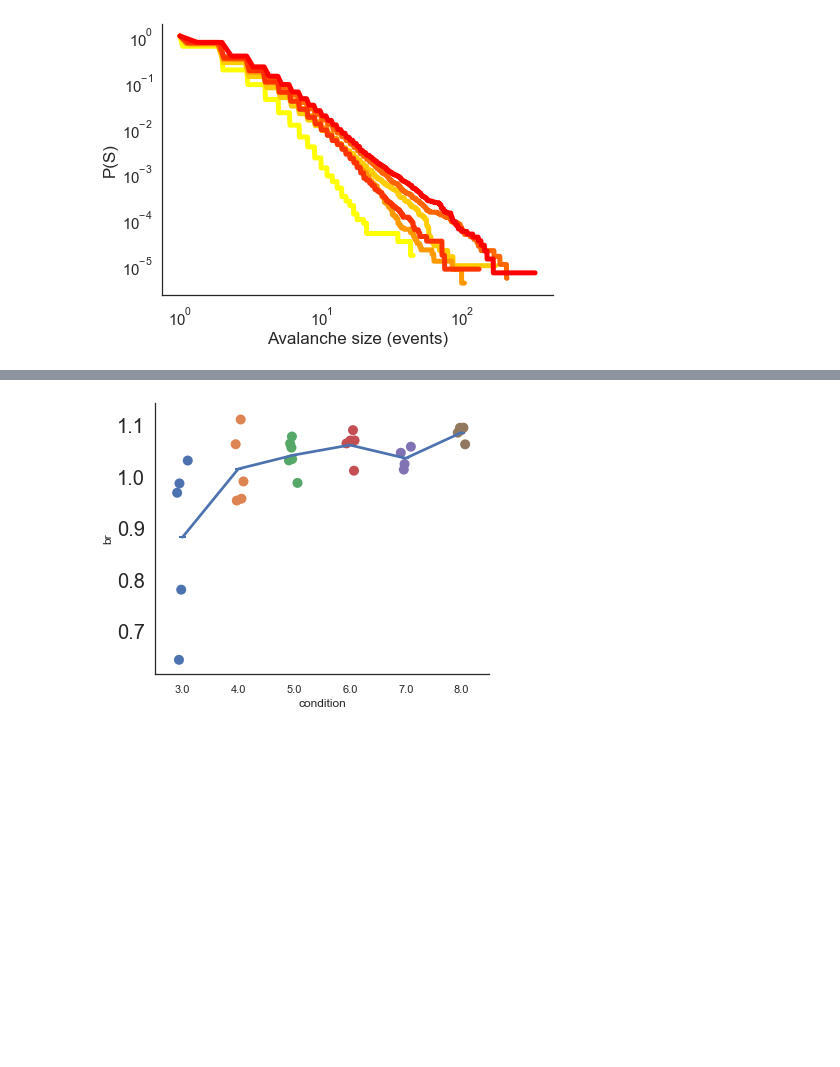
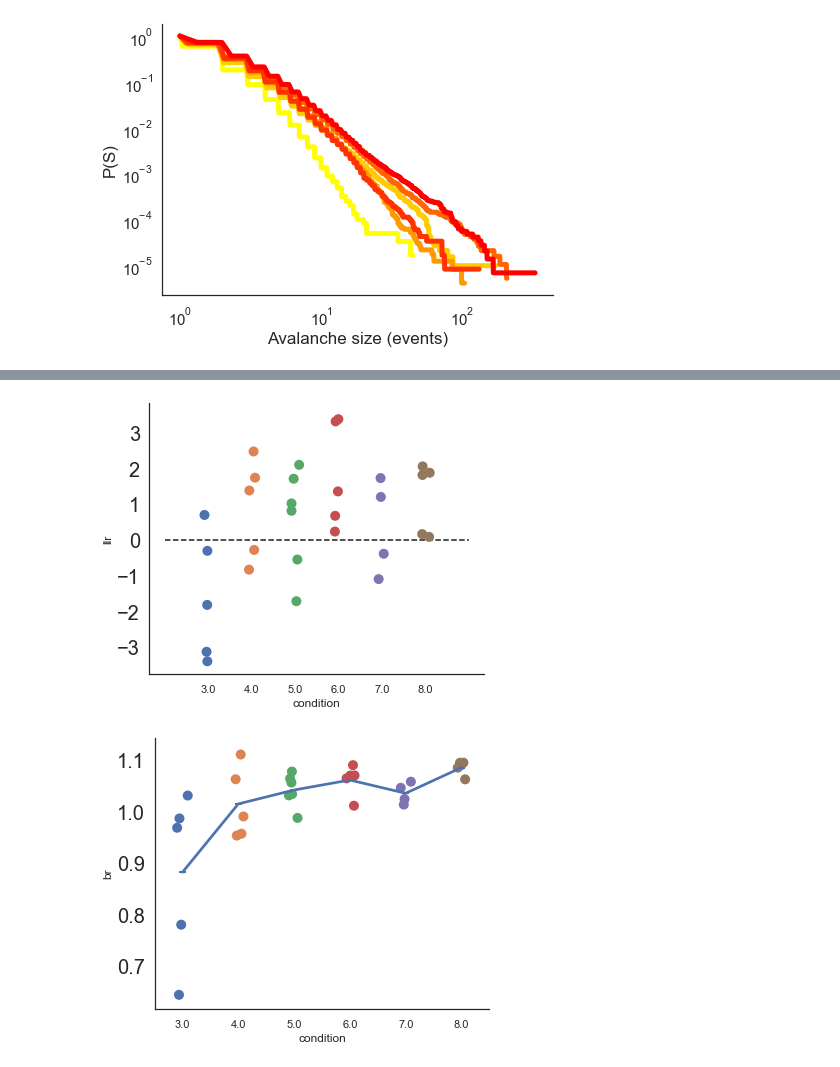
Before and after one commit to dafishcode/criticality, a Jupyter notebook: av_dev.ipynb, the cells around one changed output, grey strips where cells are left out. Drawn from its saved outputs; the diff is of its cells as text; code cells hidden in the pictures; blank space fills up the shorter version.

```diff
--- a/av_dev.ipynb
+++ b/av_dev.ipynb
@@ -973,3 +1054,50 @@ plt.show()
+# %%
+choose = 1
+llr_l = np.zeros(len(data_ll))
+for i in range(len(data_ll)):
+    llr_l[i] = np.load(data_ll[i])[choose][0]
+
+
+len_list = []
+seq_l = d3, d4, d5, d6, d7, d8
+for i in range(len(seq_l)):
+    count = 0
+    for e in range(len(seq_l[i])):
+        count+=1
+
+    len_list = np.append(len_list, count)
+cond = np.arange(3, 9)
+cond_l = []
+for i in range(len(len_list)):
+    for e in range(int(len_list[i])):
+        cond_l = np.append(cond_l, cond[i])
+
+df = pd.DataFrame({'llr':llr_l , "condition": cond_l})
+# %%
+from matplotlib import pyplot as plt
+import seaborn as sns
+from matplotlib.collections import PathCollection
+from matplotlib import cm
+sns.set(style="white")
+
+data_name = 'llr'
+dic = df
+
+fig, ax = plt.subplots(figsize = (6,5))
+#ax = sns.pointplot(x="condition", y=data_name, data = dic, join=True, ci=0, scale=1, markers = '_')
+for artist in ax.lines:
+    artist.set_zorder(10)
+for artist in ax.findobj(PathCollection):
+    artist.set_zorder(11)
+ax = sns.stripplot(x="condition", y=data_name, data = dic,size = 10, jitter = True ,alpha = 1)
+plt.hlines(0, -1,6, linestyles='--')
+plt.yticks(size = 20)
+points = ax.collections
+ax.spines['top'].set_visible(False)
+ax.spines['right'].set_visible(False)
+plt.show()
+# %% [output]
+[figure, added]
 # %%
 from matplotlib import pyplot as plt
 import seaborn as sns
```
Also changed, not shown: parts of 31 cells of this notebook, 1 other file.
